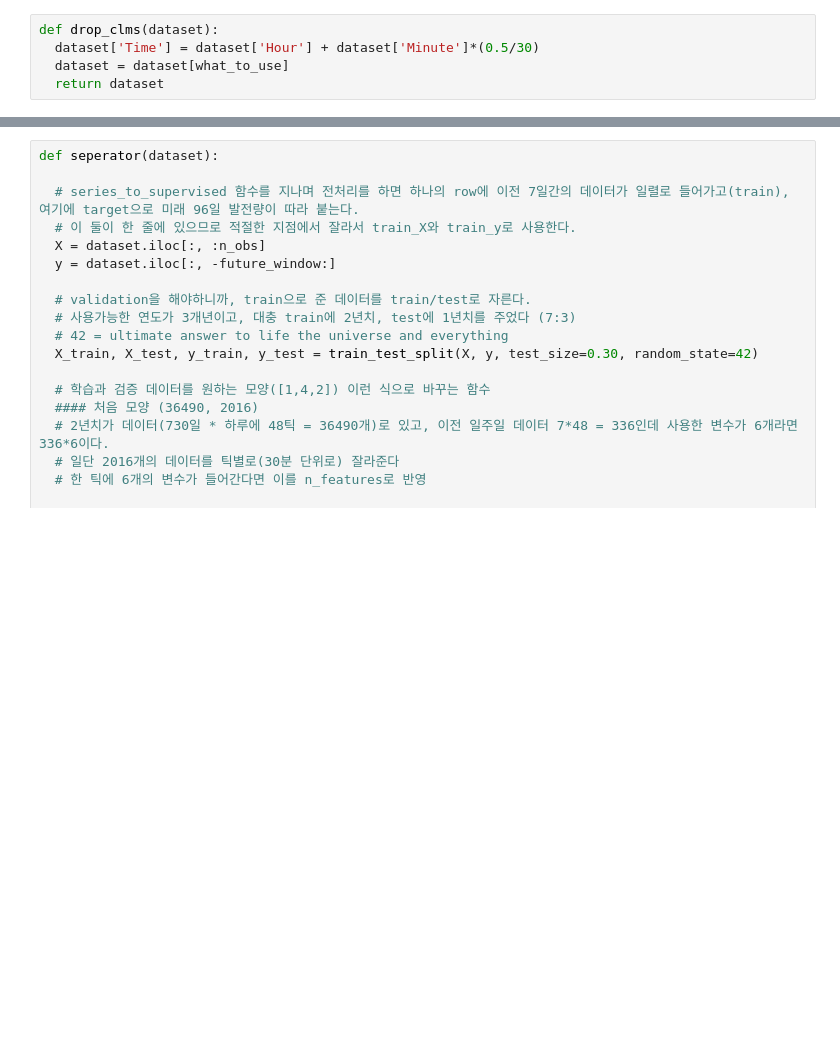
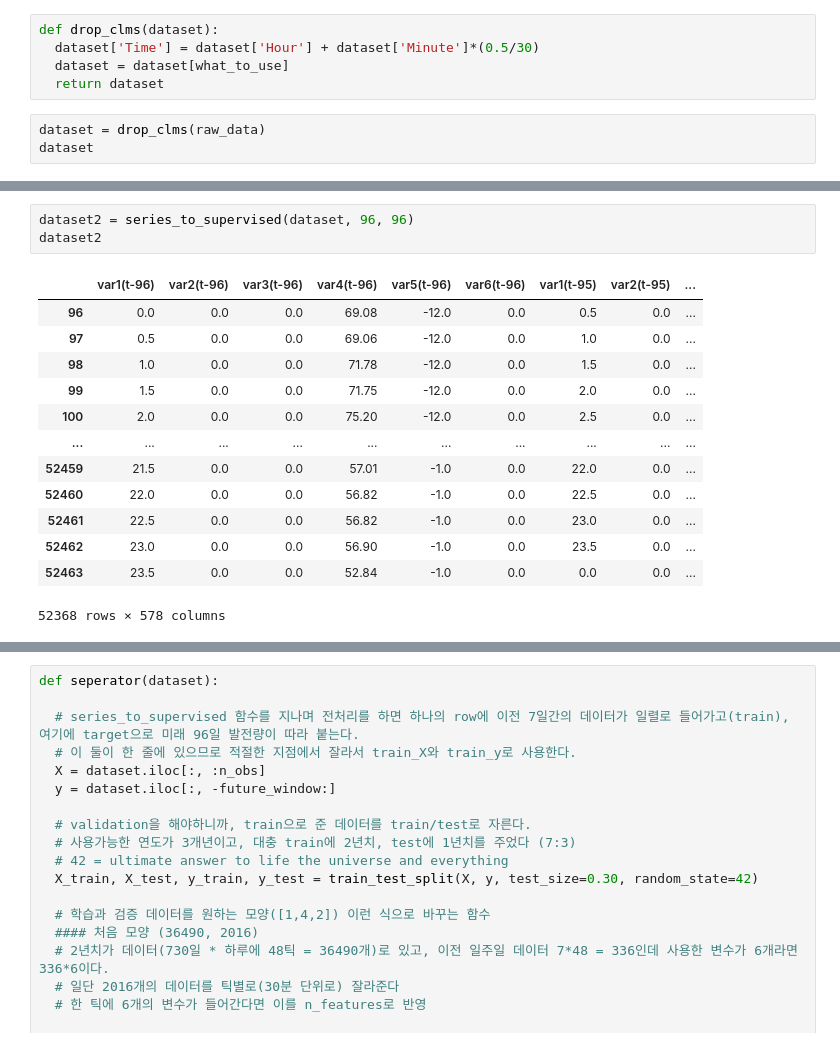
Before and after one commit to marvelous-koala/unlimited_power, a Jupyter notebook: working__/LSTM_defs.ipynb, the cells around one changed output, grey strips where cells are left out. Cells and saved outputs as stored; diff of their text form; blank space fills up the shorter version.

```diff
--- a/working__/LSTM_defs.ipynb
+++ b/working__/LSTM_defs.ipynb
@@ -20,3 +38,6 @@ def drop_clms(dataset):
   dataset['Time'] = dataset['Hour'] + dataset['Minute']*(0.5/30)
   dataset = dataset[what_to_use]
   return dataset
+# %%
+dataset = drop_clms(raw_data)
+dataset
@@ -22,0 +58,17 @@ def drop_clms(dataset):
+# %%
+dataset2 = series_to_supervised(dataset, 96, 96)
+dataset2
+# %% [output]
+|  | var1(t-96) | var2(t-96) | var3(t-96) | var4(t-96) | var5(t-96) | var6(t-96) | var1(t-95) | var2(t-95) | ... |
+| 96 | 0.0 | 0.0 | 0.0 | 69.08 | -12.0 | 0.0 | 0.5 | 0.0 | ... |
+| 97 | 0.5 | 0.0 | 0.0 | 69.06 | -12.0 | 0.0 | 1.0 | 0.0 | ... |
+| 98 | 1.0 | 0.0 | 0.0 | 71.78 | -12.0 | 0.0 | 1.5 | 0.0 | ... |
+| 99 | 1.5 | 0.0 | 0.0 | 71.75 | -12.0 | 0.0 | 2.0 | 0.0 | ... |
+| 100 | 2.0 | 0.0 | 0.0 | 75.20 | -12.0 | 0.0 | 2.5 | 0.0 | ... |
+| ... | ... | ... | ... | ... | ... | ... | ... | ... | ... |
+| 52459 | 21.5 | 0.0 | 0.0 | 57.01 | -1.0 | 0.0 | 22.0 | 0.0 | ... |
+| 52460 | 22.0 | 0.0 | 0.0 | 56.82 | -1.0 | 0.0 | 22.5 | 0.0 | ... |
+| 52461 | 22.5 | 0.0 | 0.0 | 56.82 | -1.0 | 0.0 | 23.0 | 0.0 | ... |
+| 52462 | 23.0 | 0.0 | 0.0 | 56.90 | -1.0 | 0.0 | 23.5 | 0.0 | ... |
+| 52463 | 23.5 | 0.0 | 0.0 | 52.84 | -1.0 | 0.0 | 0.0 | 0.0 | ... |
+52368 rows × 578 columns
```
Also changed, not shown: parts of 5 cells of this notebook, 1 other file.
